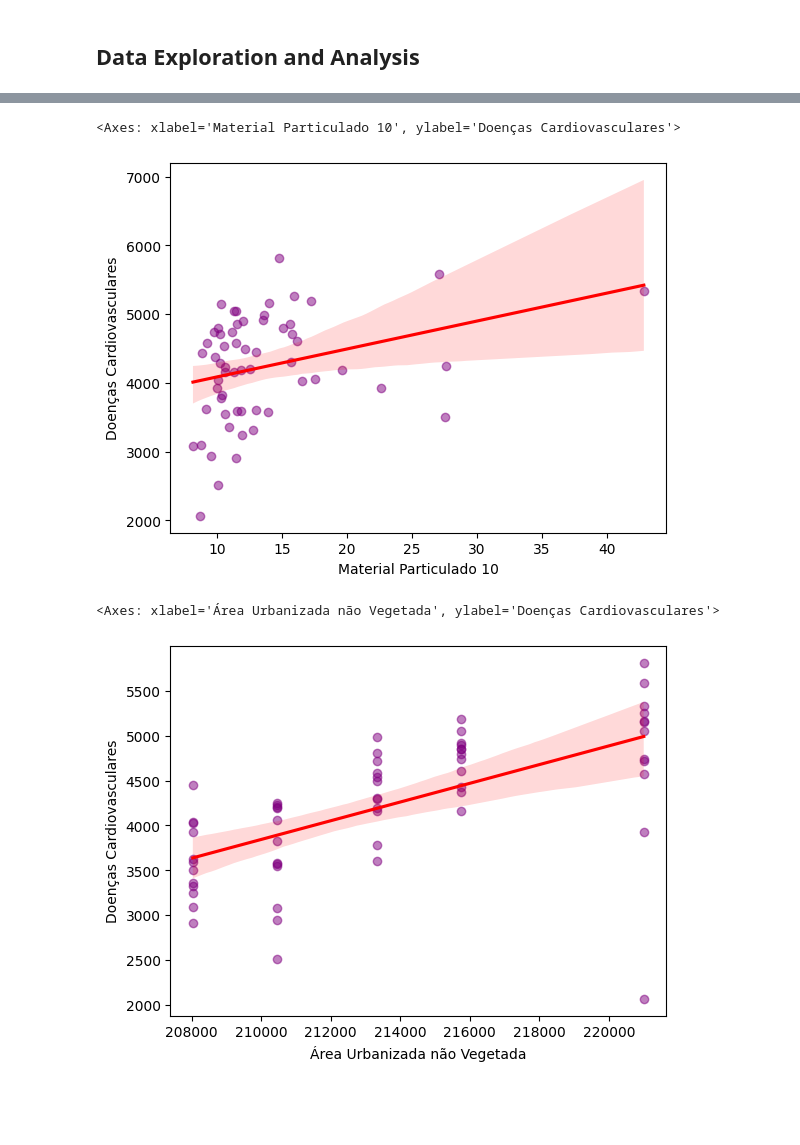
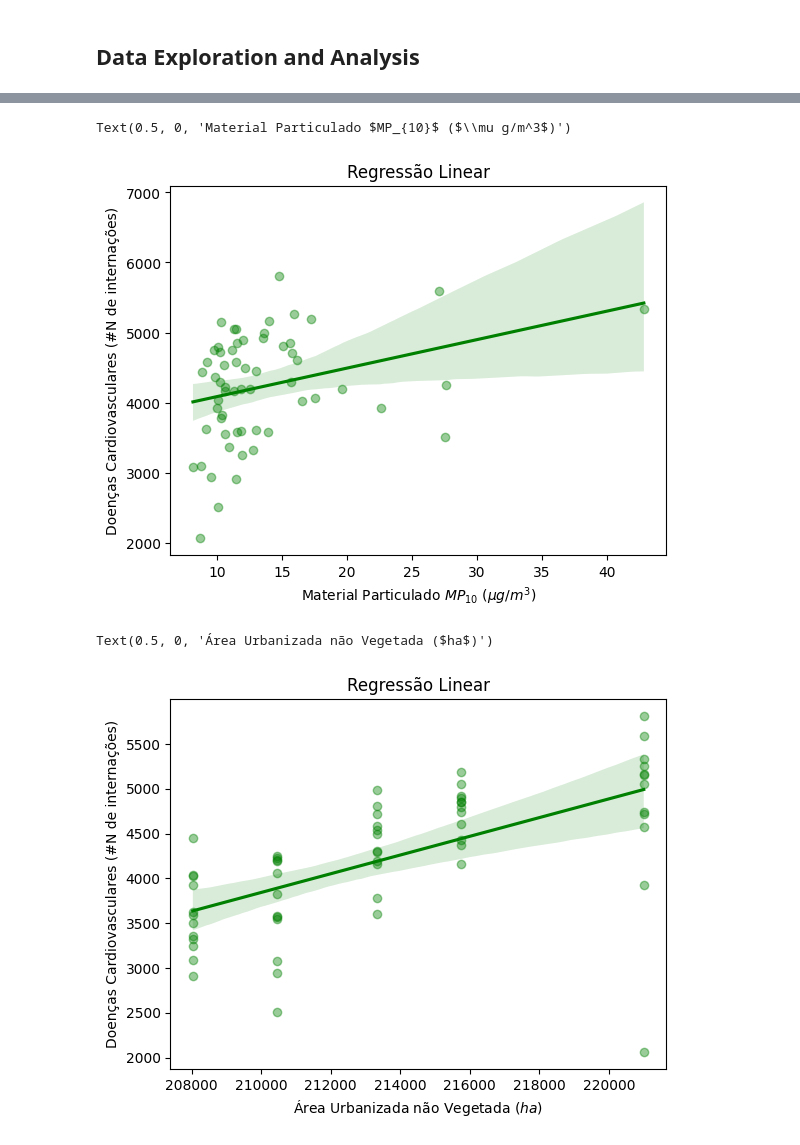
Before and after one commit to affonsoviccari/health_and_environment_data_analysis, a Jupyter notebook: nb_data_analysis.ipynb, the cells around one changed output, grey strips where cells are left out. Cells and saved outputs as stored; diff of their text form; code cells hidden in the pictures; blank space fills up the shorter version.

Commit message:
Adding new variables to analysis and consolidating results.

```diff
--- a/nb_data_analysis.ipynb
+++ b/nb_data_analysis.ipynb
@@ -87,11 +109,11 @@ df = pd.merge(df, _df, on = 'data', how='inner')
 # %%
-# Import Precipitação Mensal
+# Import Temperatura Média Mensal
 _df = pd.read_csv(r'data\TEMPERATURA MEDIA.csv', sep=',').iloc[:, -5:]
 temperature_values = []
 for column in _df.columns:
     temperature_values+=list(_df[column])
 _df = pd.DataFrame({
     'data': all_datas,
-    'Temperatura': temperature_values,
+    'Temperatura Média': temperature_values,
 })
 df = pd.merge(df, _df, on = 'data', how='inner')
@@ -113,6 +146,19 @@ _df = pd.DataFrame({
     'Área Urbanizada não Vegetada': non_veg,
 })
 df = pd.merge(df, _df, on = 'data', how='inner')
+# %%
+# Import Umidade Relativa
+_df = pd.read_csv(r'data\POWER_Regional_Monthly_2020_2024.csv', sep=',',skiprows=9)
+
+
+_dfs = []
+for column, month_code in zip(_df.columns[4:-1], month_dict.values()):
+    __df = _df.groupby('YEAR')[column].mean().reset_index()
+    __df['data'] = __df['YEAR'].astype(str) + month_code
+    __df = __df.rename(columns={column: 'Umidade Relativa'})
+    _dfs.append(__df[['data', 'Umidade Relativa']])
+_df = pd.concat(_dfs, ignore_index=True).sort_values('data').reset_index(drop=True)
+df = pd.merge(df, _df, on = 'data', how='inner')
 # %%
 # Import Doenças Cardiovasculares - Variável Objetivo
 _df = pd.read_csv(r'data\DOENÇAS CARDIOVASCULARES.csv', sep=';', names=['data','Doenças Cardiovasculares'])
@@ -138,11 +205 @@ data_columns
  'Doenças Cardiovasculares']
-# %%
-# Appending Yeo-Johnson ZnAlMg to Dataframe (for analysis)
-pt = PowerTransformer(method='yeo-johnson', standardize=False)
-df[f'y-j(Área Queimada)'] = pt.fit_transform(df[['Área Queimada']]).flatten()
-df[f'y-j(Material Particulado 10)'] = pt.fit_transform(df[['Material Particulado 10']]).flatten()
-y_j_columns = [
-    f'y-j(Área Queimada)',
-    f'y-j(Material Particulado 10)',
-    'Doenças Cardiovasculares'
-]
@@ -169,18 +257,27 @@ heatmap(corrmat,
 # %%
 regplot_kws = {
-    "scatter_kws": {"color": "purple", "alpha": 0.5},
-    "line_kws": {"color": "red"}
+    "scatter_kws": {"color": "green", "alpha": 0.4},
+    "line_kws": {"color": "green"}
 }
-regplot(x=df['Material Particulado 10'], y=df['Doenças Cardiovasculares'], **regplot_kws)
+# fig, ax = plt.subplots(1, 2, figsize=(14,6))
+ax = regplot(x=df['Material Particulado $MP_{10}$'], y=df['Doenças Cardiovasculares'], **regplot_kws)
+ax.set_title("Regressão Linear")
+ax.set_ylabel('Doenças Cardiovasculares (#N de internações)')
+ax.set_xlabel('Material Particulado $MP_{10}$ ($\mu g/m^3$)')
+
+# _df = df[(df['Material Particulado 10'] <= 25)]
+# regplot(x=_df['Material Particulado 10'], y=_df['Doenças Cardiovasculares'], **regplot_kws, ax=ax[1])
+# ax[1].set_title("Regressão Linear (Sem valores atípicos)")
+# ax[1].set_ylabel('Doenças Cardiovasculares (#N de internações)')
+# ax[1].set_xlabel('Material Particulado $MP_{10}$ ($\mu g/m^3$)')
 # %% [output]
-<Axes: xlabel='Material Particulado 10', ylabel='Doenças Cardiovasculares'>
+Text(0.5, 0, 'Material Particulado $MP_{10}$ ($\\mu g/m^3$)')
-[figure, old version]
+[figure, new version]
 # %%
-regplot_kws = {
-    "scatter_kws": {"color": "purple", "alpha": 0.5},
-    "line_kws": {"color": "red"}
-}
-regplot(x=df['Área Urbanizada não Vegetada'], y=df['Doenças Cardiovasculares'], **regplot_kws)
+ax = regplot(x=df['Área Urbanizada não Vegetada'], y=df['Doenças Cardiovasculares'], **regplot_kws)
+ax.set_title("Regressão Linear")
+ax.set_ylabel('Doenças Cardiovasculares (#N de internações)')
+ax.set_xlabel('Área Urbanizada não Vegetada ($ha$)')
 # %% [output]
-<Axes: xlabel='Área Urbanizada não Vegetada', ylabel='Doenças Cardiovasculares'>
+Text(0.5, 0, 'Área Urbanizada não Vegetada ($ha$)')
-[figure, old version]
+[figure, new version]
```
Also changed, not shown: parts of 19 cells of this notebook.
